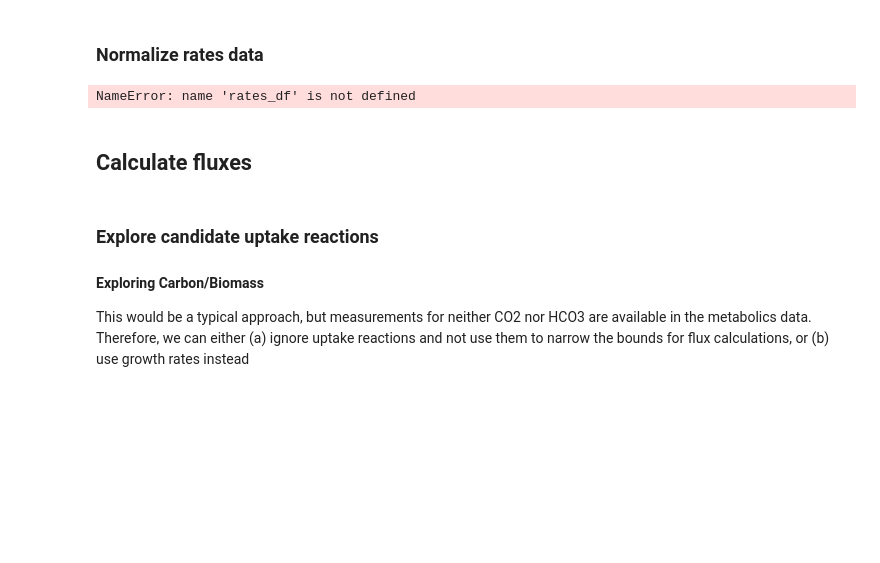
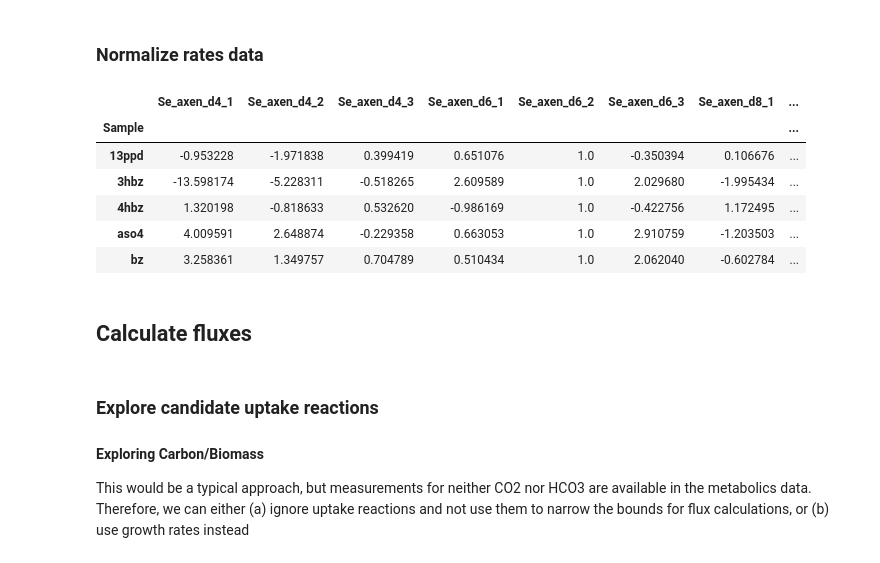
Before and after one commit to pnnl-predictive-phenomics/syn_bmca, a Jupyter notebook: data/Eflux_for_Syn.ipynb, the cells around one changed output. Cells and saved outputs as stored; diff of their text form; code cells hidden in the pictures; blank space fills up the shorter version.

```diff
--- a/data/Eflux_for_Syn.ipynb
+++ b/data/Eflux_for_Syn.ipynb
@@ -75,9 +76,15 @@ normalized_transcriptomics_df.head()
 ### Normalize rates data
 # %%
 normalized_rates_df = rates_df.div(rates_df[ref_rep], axis=0)
-display(normalized_rates_df)
+normalized_rates_df.head()
 # %% [output]
-NameError: name 'rates_df' is not defined
+|  | Se_axen_d4_1 | Se_axen_d4_2 | Se_axen_d4_3 | Se_axen_d6_1 | Se_axen_d6_2 | Se_axen_d6_3 | Se_axen_d8_1 | ... |
+| Sample |  |  |  |  |  |  |  | ... |
+| 13ppd | -0.953228 | -1.971838 | 0.399419 | 0.651076 | 1.0 | -0.350394 | 0.106676 | ... |
+| 3hbz | -13.598174 | -5.228311 | -0.518265 | 2.609589 | 1.0 | 2.029680 | -1.995434 | ... |
+| 4hbz | 1.320198 | -0.818633 | 0.532620 | -0.986169 | 1.0 | -0.422756 | 1.172495 | ... |
+| aso4 | 4.009591 | 2.648874 | -0.229358 | 0.663053 | 1.0 | 2.910759 | -1.203503 | ... |
+| bz | 3.258361 | 1.349757 | 0.704789 | 0.510434 | 1.0 | 2.062040 | -0.602784 | ... |
 # %% [markdown]
 ## Calculate fluxes
 # %% [markdown]
```
Also changed, not shown: parts of 10 cells of this notebook, 1 other file.
